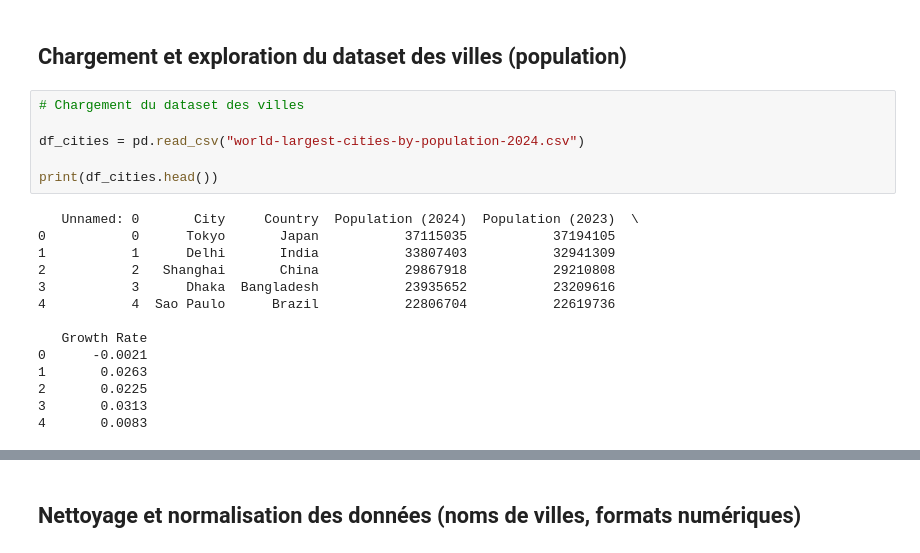
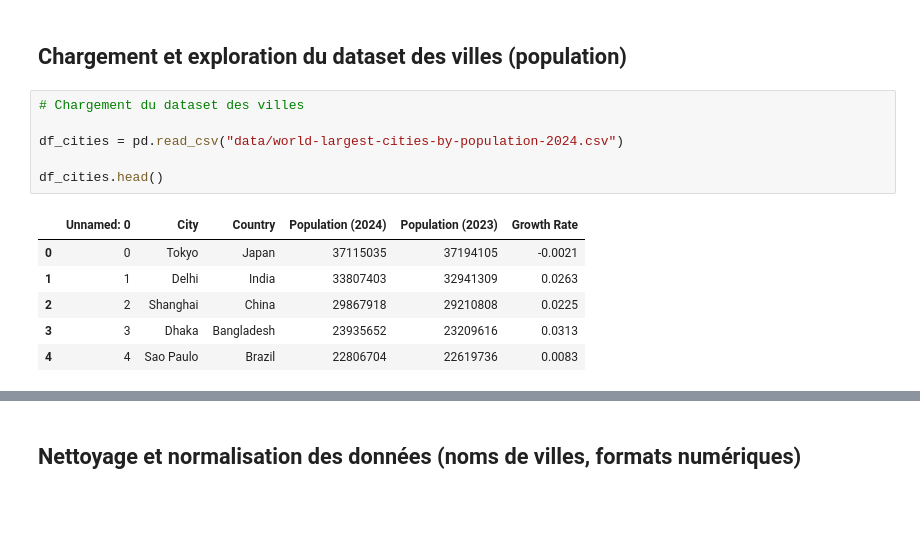
Before and after one commit to Kaydon123-creator/ivados-labs-museum-analytics, a Jupyter notebook: musuem-analysis.ipynb, the cells around one changed output, grey strips where cells are left out. Drawn from its saved outputs; the diff is of its cells as text; blank space fills up the shorter version.

```diff
--- a/musuem-analysis.ipynb
+++ b/musuem-analysis.ipynb
@@ -70,20 +66,13 @@ print(df_museum.head())
 # %%
 # Chargement du dataset des villes
 
-df_cities = pd.read_csv("world-largest-cities-by-population-2024.csv")
+df_cities = pd.read_csv("data/world-largest-cities-by-population-2024.csv")
 
-print(df_cities.head())
+df_cities.head()
 # %% [output]
-   Unnamed: 0       City     Country  Population (2024)  Population (2023)  \
-0           0      Tokyo       Japan           37115035           37194105
-1           1      Delhi       India           33807403           32941309
-2           2   Shanghai       China           29867918           29210808
-3           3      Dhaka  Bangladesh           23935652           23209616
-4           4  Sao Paulo      Brazil           22806704           22619736
-
-   Growth Rate
-0      -0.0021
-1       0.0263
-2       0.0225
-3       0.0313
-4       0.0083
+|  | Unnamed: 0 | City | Country | Population (2024) | Population (2023) | Growth Rate |
+| 0 | 0 | Tokyo | Japan | 37115035 | 37194105 | -0.0021 |
+| 1 | 1 | Delhi | India | 33807403 | 32941309 | 0.0263 |
+| 2 | 2 | Shanghai | China | 29867918 | 29210808 | 0.0225 |
+| 3 | 3 | Dhaka | Bangladesh | 23935652 | 23209616 | 0.0313 |
+| 4 | 4 | Sao Paulo | Brazil | 22806704 | 22619736 | 0.0083 |
```
Also changed, not shown: parts of 21 cells of this notebook, 3 other files.
